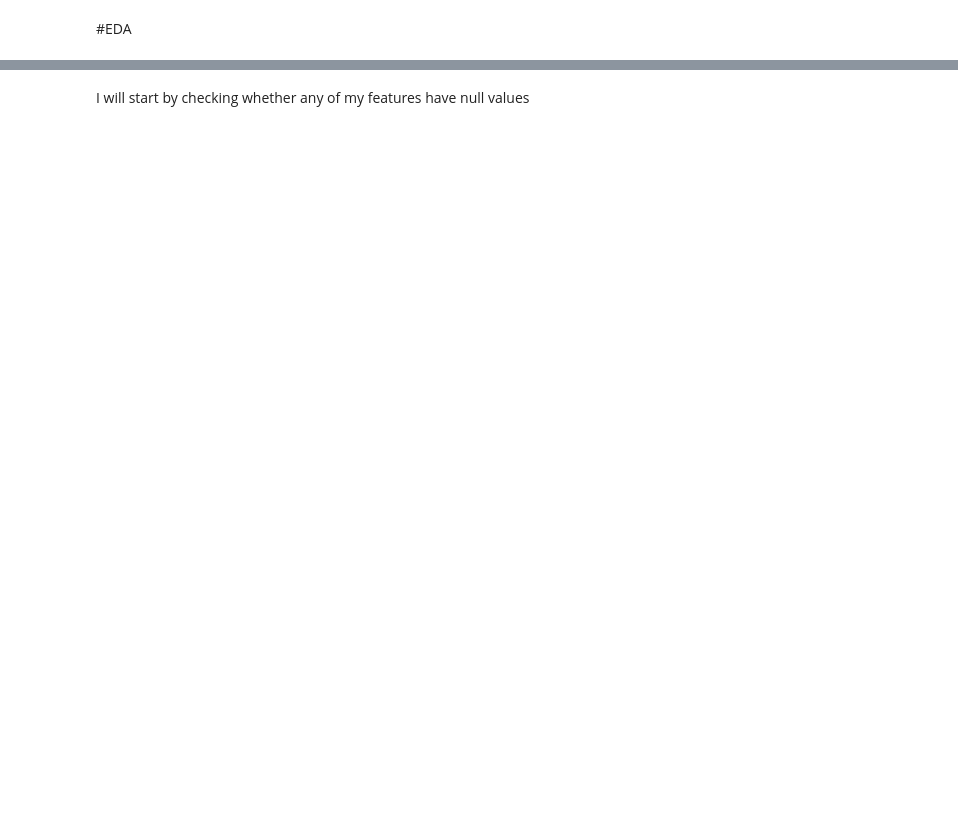
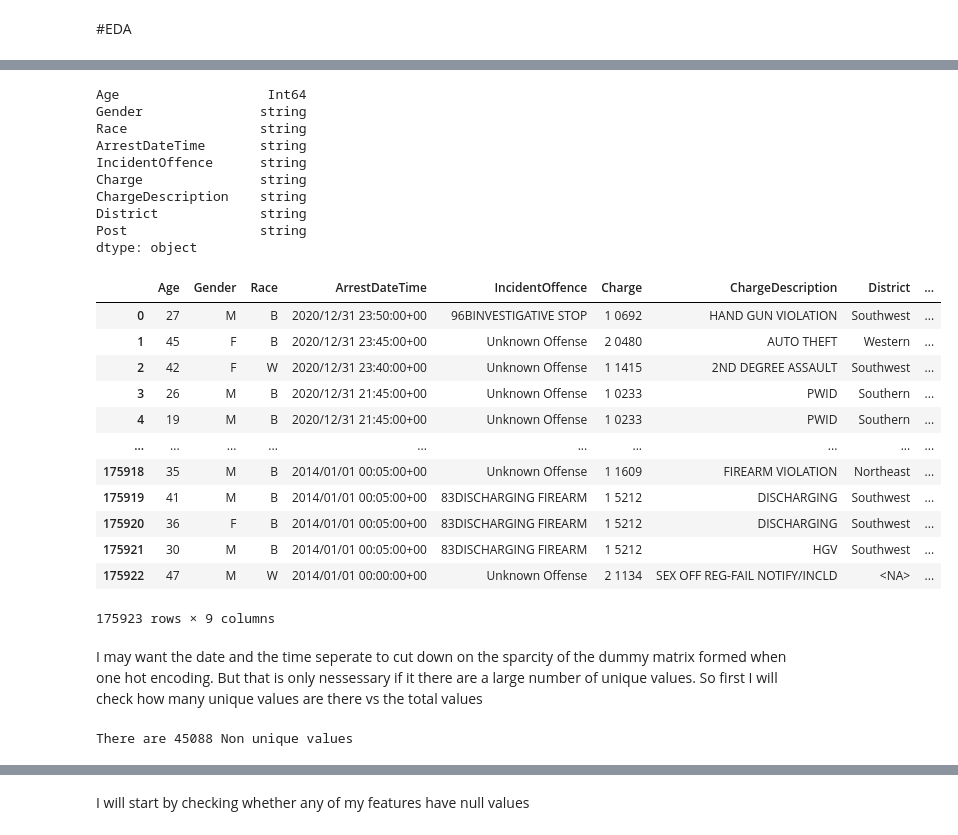
Before and after one commit to ed765super/DATA602-Baltimore-Crime-Data-Classification, a Jupyter notebook: project.ipynb, the cells around one changed output, grey strips where cells are left out. Drawn from its saved outputs; the diff is of its cells as text; code cells hidden in the pictures; blank space fills up the shorter version.

```diff
--- a/project.ipynb
+++ b/project.ipynb
@@ -30,0 +81,33 @@ max         NaN           NaN       NaN  ...         NaN        NaN  154187.0000
+# %%
+print(dfConverted.dtypes)
+dfConverted
+# %% [output]
+Age                   Int64
+Gender               string
+Race                 string
+ArrestDateTime       string
+IncidentOffence      string
+Charge               string
+ChargeDescription    string
+District             string
+Post                 string
+dtype: object
+|  | Age | Gender | Race | ArrestDateTime | IncidentOffence | Charge | ChargeDescription | District | ... |
+| 0 | 27 | M | B | 2020/12/31 23:50:00+00 | 96BINVESTIGATIVE STOP | 1 0692 | HAND GUN VIOLATION | Southwest | ... |
+| 1 | 45 | F | B | 2020/12/31 23:45:00+00 | Unknown Offense | 2 0480 | AUTO THEFT | Western | ... |
+| 2 | 42 | F | W | 2020/12/31 23:40:00+00 | Unknown Offense | 1 1415 | 2ND DEGREE ASSAULT | Southwest | ... |
+| 3 | 26 | M | B | 2020/12/31 21:45:00+00 | Unknown Offense | 1 0233 | PWID | Southern | ... |
+| 4 | 19 | M | B | 2020/12/31 21:45:00+00 | Unknown Offense | 1 0233 | PWID | Southern | ... |
+| ... | ... | ... | ... | ... | ... | ... | ... | ... | ... |
+| 175918 | 35 | M | B | 2014/01/01 00:05:00+00 | Unknown Offense | 1 1609 | FIREARM VIOLATION | Northeast | ... |
+| 175919 | 41 | M | B | 2014/01/01 00:05:00+00 | 83DISCHARGING FIREARM | 1 5212 | DISCHARGING | Southwest | ... |
+| 175920 | 36 | F | B | 2014/01/01 00:05:00+00 | 83DISCHARGING FIREARM | 1 5212 | DISCHARGING | Southwest | ... |
+| 175921 | 30 | M | B | 2014/01/01 00:05:00+00 | 83DISCHARGING FIREARM | 1 5212 | HGV | Southwest | ... |
+| 175922 | 47 | M | W | 2014/01/01 00:00:00+00 | Unknown Offense | 2 1134 | SEX OFF REG-FAIL NOTIFY/INCLD | <NA> | ... |
+175923 rows × 9 columns
+# %% [markdown]
+I may want the date and the time seperate to cut down on the sparcity of the dummy matrix formed when one hot encoding. But that is only nessessary if it there are a large number of unique values. So first I will check how many unique values are there vs the total values
+# %%
+print("There are", dfConverted.ArrestDateTime.count() - len(dfConverted.ArrestDateTime.unique()), "Non unique values")
+# %% [output]
+There are 45088 Non unique values
```
Also changed, not shown: parts of 15 cells of this notebook.
